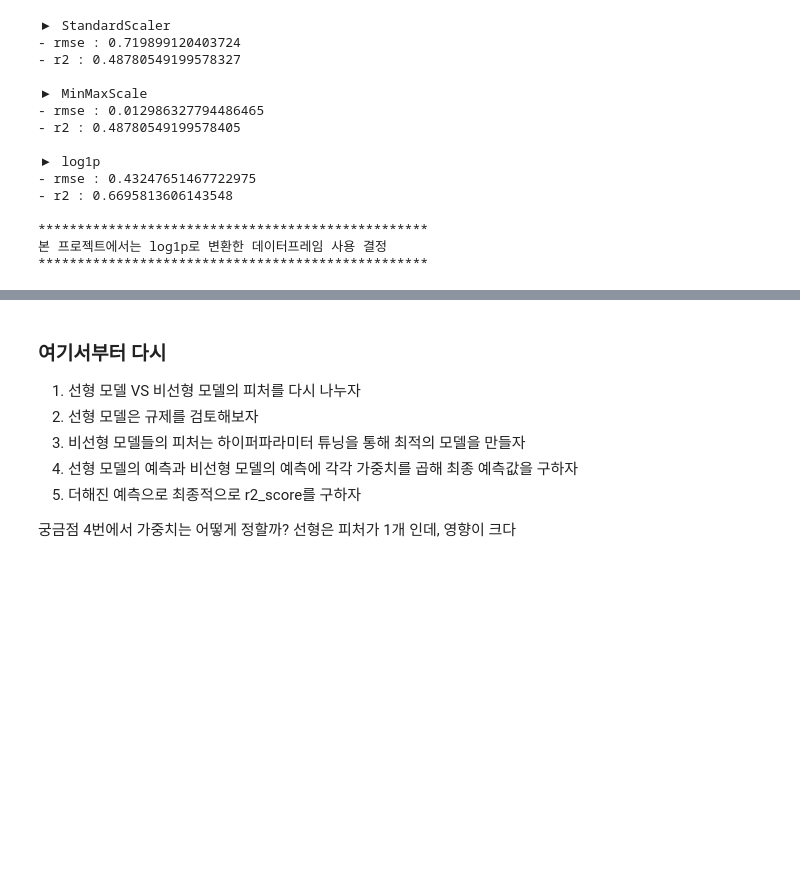
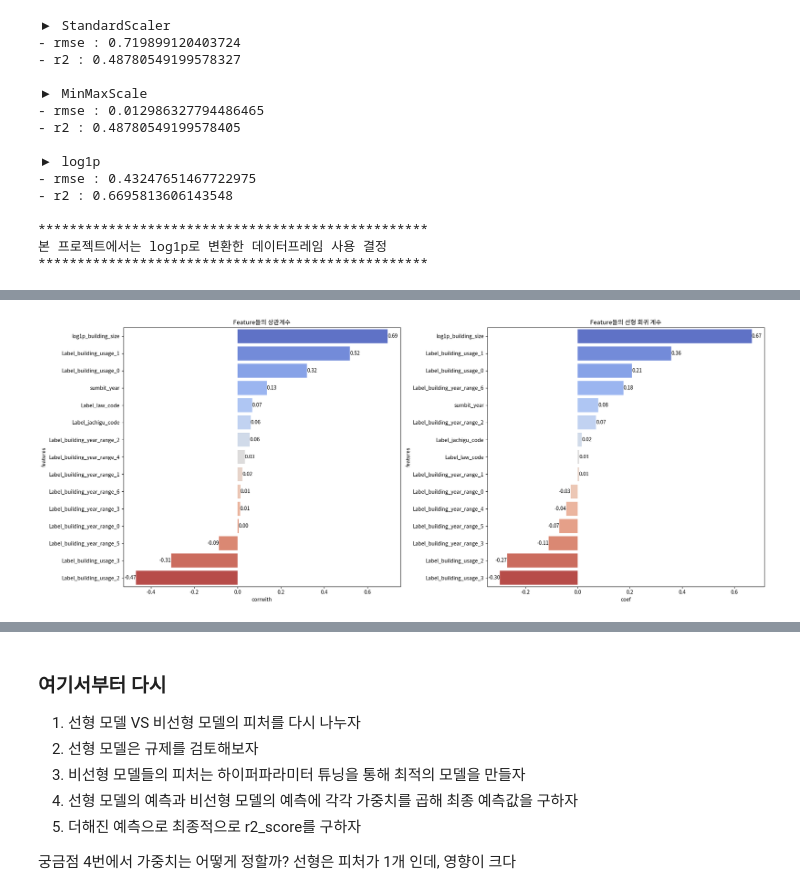
Before and after one commit to ZeroJoon2/aws_test, a Jupyter notebook: src/project/project_local.ipynb, the cells around one changed output, grey strips where cells are left out. Cells and saved outputs as stored; diff of their text form; code cells hidden in the pictures; blank space fills up the shorter version.

```diff
--- a/src/project/project_local.ipynb
+++ b/src/project/project_local.ipynb
@@ -726,0 +748,40 @@ pd.DataFrame({
+# %%
+tmp_df = pd.DataFrame({
+                    'features' : X_train_log1p_df.corrwith(y_train_log1p_df).keys()
+                    , 'corrwith' : X_train_log1p_df.corrwith(y_train_log1p_df).values
+                    }).sort_values(by = 'corrwith', ascending=False)
+
+fig, (ax1, ax2) = plt.subplots(figsize=(20,8), nrows=1, ncols=2)
+chart = sns.barplot(
+                    data = tmp_df
+                    , x = 'corrwith'
+                    , y = 'features'
+                    , palette = 'coolwarm'
+                    , ax= ax1
+                    )
+
+for i in chart.containers:
+    chart.bar_label(i, fmt='%.2f')
+
+ax1.set_title('Feature들의 상관계수')
+
+tmp_df = pd.DataFrame({
+            'features' : X_train_log1p_df.columns
+            , 'coef' : LinearRegression().fit(X_train_log1p_df, y_train_log1p_df).coef_
+}).sort_values(by = 'coef', ascending=False)
+chart = sns.barplot(
+                    data = tmp_df
+                    , x = 'coef'
+                    , y = 'features'
+                    , palette = 'coolwarm'
+                    , ax = ax2
+                    )
+
+for i in chart.containers:
+    chart.bar_label(i, fmt='%.2f')
+
+ax2.set_title('Feature들의 선형 회귀 계수')
+plt.tight_layout()
+plt.show()
+# %% [output]
+[figure, added]
```
Also changed, not shown: parts of 11 cells of this notebook.
